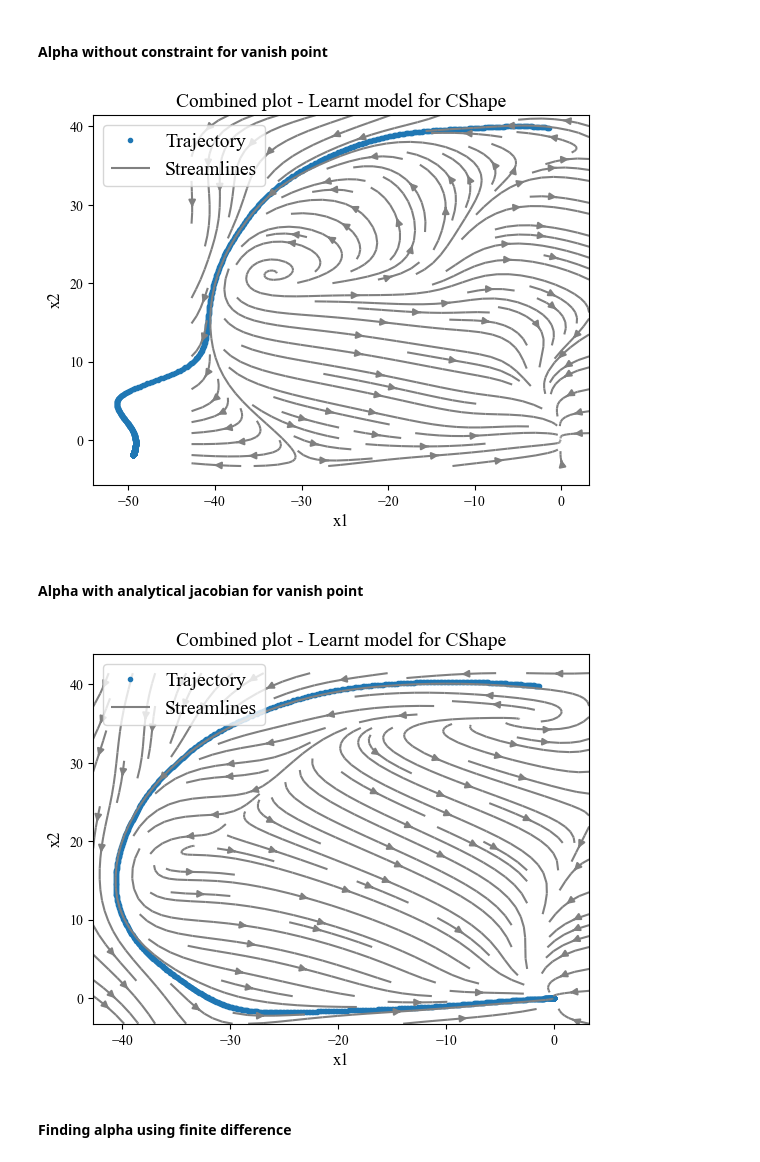
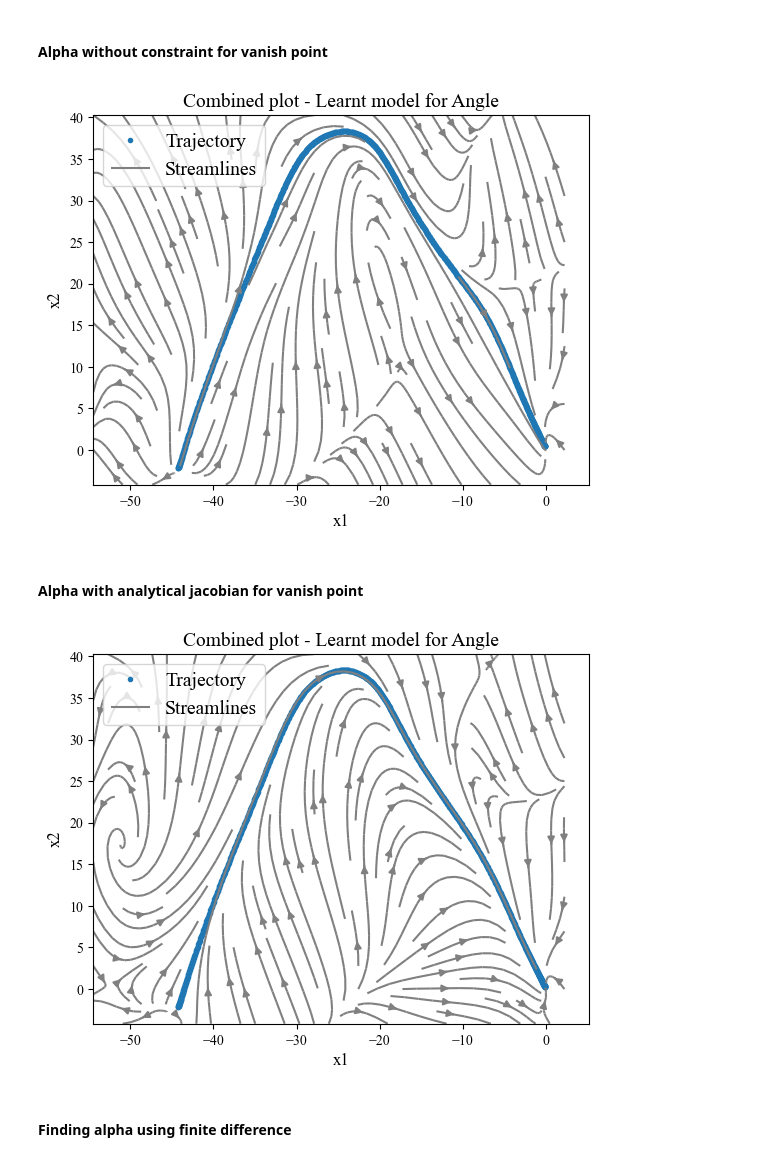
Before and after one commit to helenatp/tpk4960, a Jupyter notebook: src/Lasa/lasa_vanish.ipynb, the cells around one changed output. Saved outputs shown, nothing was run; the diff lists cells and outputs as text; code cells hidden in the pictures.

```diff
--- a/src/Lasa/lasa_vanish.ipynb
+++ b/src/Lasa/lasa_vanish.ipynb
@@ -30,8 +30,8 @@ def runtime(func):
 # %% [markdown]
 ### Read data
 # %%
-#name_of_dataset = 'Angle'
-name_of_dataset = 'CShape'
+name_of_dataset = 'Angle'
+#name_of_dataset = 'CShape'
 #name_of_dataset = 'Sshape'
 
 dataset = loadmat("Dataset/" + name_of_dataset + '.mat')
@@ -82,7 +82,10 @@ num_of_timesteps = len_of_dataseries
 num_of_test_datasets = num_of_demos - num_of_train_datasets
 
 # Intial starting point for the simulated trajectory using learnt model
-init_condition = dataset['demos'][0,5][0,0][0][:, 0]
+init_condition = x_train[:, 0]
+
+timespan = np.array([time_series[0],time_series[-1]])
+t_series = np.linspace(time_series[0],time_series[-1], 1000)
 # %% [markdown]
 #### Plot dataset (state trajectory with velocities as arrows)
 # %%
@@ -212,25 +233,8 @@ def learnt_model_vanish(t, x):
     func = capital_psi_z_function(x, w, b, num_of_samples, dim_of_function, L_).T @ alpha_z
     return func
 
-timespan = np.array([time_series[0],time_series[-1]])
-t = np.linspace(time_series[0],time_series[-1], 1000)
-data_series = solve_ivp(learnt_model_vanish, timespan, init_condition, t_eval = t).y
+data_series = solve_ivp(learnt_model_vanish, timespan, init_condition, t_eval = t_series).y
 
-# Get lower and upper bound for plotting from dataset figure
-lower_bound_x1 = axes.get_xlim()[0]
-upper_bound_x1 = axes.get_xlim()[1]
-lower_bound_x2 = axes.get_ylim()[0]
-upper_bound_x2 = axes.get_ylim()[1]
-
-num_of_points_for_plot = 25
-
-x1 = np.linspace(lower_bound_x1, upper_bound_x1, num_of_points_for_plot)
-x2 = np.linspace(lower_bound_x2, upper_bound_x2, num_of_points_for_plot)
-
-# Base point or starting point for each vector of the vector field
-[X1, X2] = np.meshgrid(x1, x2)
-
-t = 0
 u_learnt = np.zeros(X1.shape)
 v_learnt = np.zeros(X1.shape)
 
@@ -239,16 +243,16 @@ for (i,j), value in np.ndenumerate(X1):
     u_learnt[i,j] = Y_prime[0]
     v_learnt[i,j] = Y_prime[1]
 
-fig_learntmodel = plt.figure(2)
+fig_learntmodel_closed_form = plt.figure(2)
 plt.title('Combined plot - Learnt model for ' + name_of_dataset, fontsize=14)
 plt.plot(data_series[0, :], data_series[1, :], '.', linewidth=0.1)
 plt.streamplot(X1, X2, u_learnt, v_learnt, density = 1.1, color ='gray')
 plt.xlabel('x1', fontsize=12)
 plt.ylabel('x2', fontsize=12)
 plt.legend(['Trajectory', 'Streamlines'], loc = "upper left" , frameon = True , prop ={'size': 14 } )
-fig_learntmodel.show()
+fig_learntmodel_closed_form.show()
 # %% [output]
-[figure, old version]
+[figure, new version]
 # %% [markdown]
 #### Alpha with analytical jacobian for vanish point
 # %%
@@ -286,46 +290,29 @@ alpha_approx_z_with_constraint = alpha_approx_with_constraint_z(x_train, y_train
 # %%
 # Create callable function for learnt dynamics (straight from working note)
 def learnt_model_vanish_with_constraint(t, x):
     func = capital_psi_z_function(x, w, b, num_of_samples, dim_of_function, L_).T @ alpha_approx_z_with_constraint
     return func
 
-timespan = np.array([time_series[0],time_series[-1]])
-t = np.linspace(time_series[0],time_series[-1], 1000)
-data_series = solve_ivp(learnt_model_vanish_with_constraint, timespan, init_condition, t_eval = t).y
+data_series_numerical = solve_ivp(learnt_model_vanish_with_constraint, timespan, init_condition, t_eval = t_series).y
 
-# Get lower and upper bound for plotting from dataset figure
-lower_bound_x1 = axes.get_xlim()[0]
-upper_bound_x1 = axes.get_xlim()[1]
-lower_bound_x2 = axes.get_ylim()[0]
-upper_bound_x2 = axes.get_ylim()[1]
-
-num_of_points_for_plot = 25
-
-x1 = np.linspace(lower_bound_x1, upper_bound_x1, num_of_points_for_plot)
-x2 = np.linspace(lower_bound_x2, upper_bound_x2, num_of_points_for_plot)
-
-# Base point or starting point for each vector of the vector field
-[X1, X2] = np.meshgrid(x1, x2)
-
-t = 0
-u_learnt = np.zeros(X1.shape)
-v_learnt = np.zeros(X1.shape)
+u_learnt_numerical = np.zeros(X1.shape)
+v_learnt_numerical = np.zeros(X1.shape)
 
 for (i,j), value in np.ndenumerate(X1):
-    Y_prime = learnt_model_vanish_with_constraint(t, np.array([value, X2[i, j]]))
-    u_learnt[i,j] = Y_prime[0]
-    v_learnt[i,j] = Y_prime[1]
+    Y_prime_numerical = learnt_model_vanish_with_constraint(t, np.array([value, X2[i, j]]))
+    u_learnt_numerical[i,j] = Y_prime_numerical[0]
+    v_learnt_numerical[i,j] = Y_prime_numerical[1]
 
-fig_learntmodel = plt.figure(2)
+fig_learntmodel_numerical = plt.figure(2)
 plt.title('Combined plot - Learnt model for ' + name_of_dataset, fontsize=14)
-plt.plot(data_series[0, :], data_series[1, :], '.', linewidth=0.1)
-plt.streamplot(X1, X2, u_learnt, v_learnt, density = 1.1, color ='gray')
+plt.plot(data_series_numerical[0, :], data_series_numerical[1, :], '.', linewidth=0.1)
+plt.streamplot(X1, X2, u_learnt_numerical, v_learnt_numerical, density = 1.1, color ='gray')
 plt.xlabel('x1', fontsize=12)
 plt.ylabel('x2', fontsize=12)
 plt.legend(['Trajectory', 'Streamlines'], loc = "upper left" , frameon = True , prop ={'size': 14 } )
-fig_learntmodel.show()
+fig_learntmodel_numerical.show()
 # %% [output]
-[figure, old version]
+[figure, new version]
 # %% [markdown]
 #### Finding alpha using finite difference
 # %%
```
Also changed, not shown: parts of 6 cells of this notebook, 2 other files.
